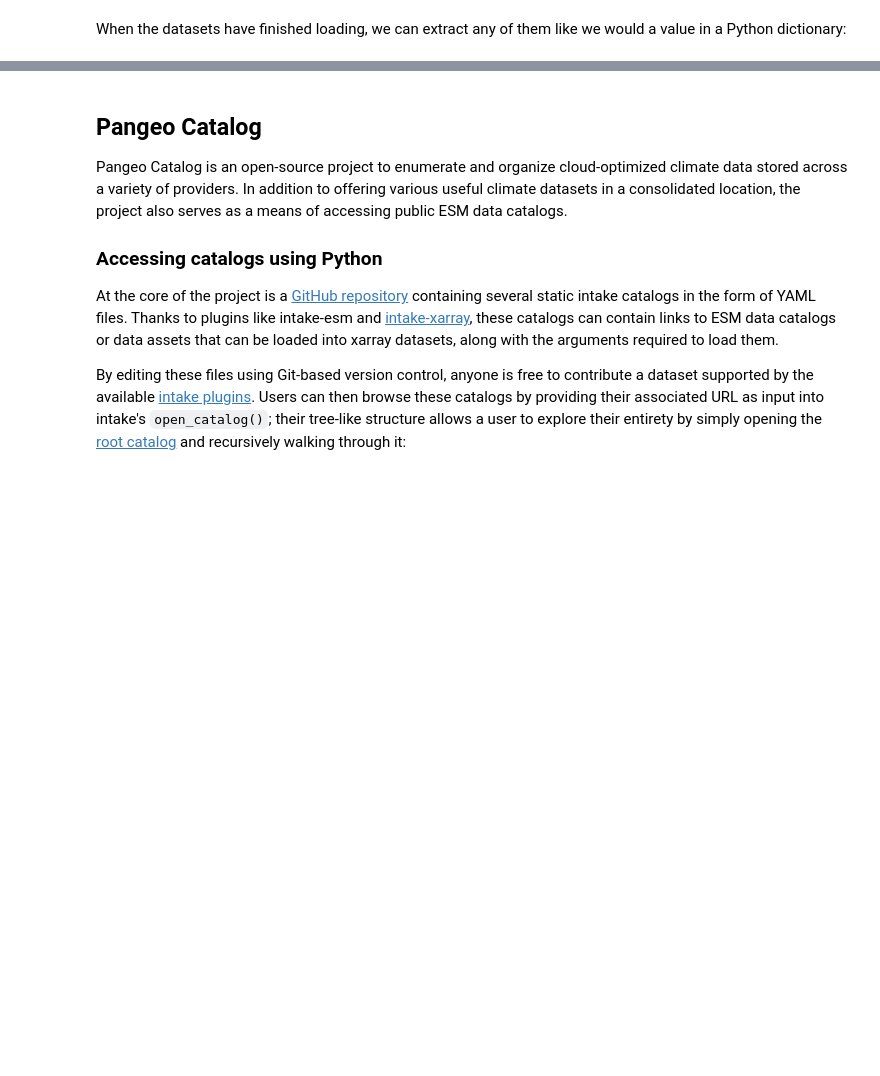
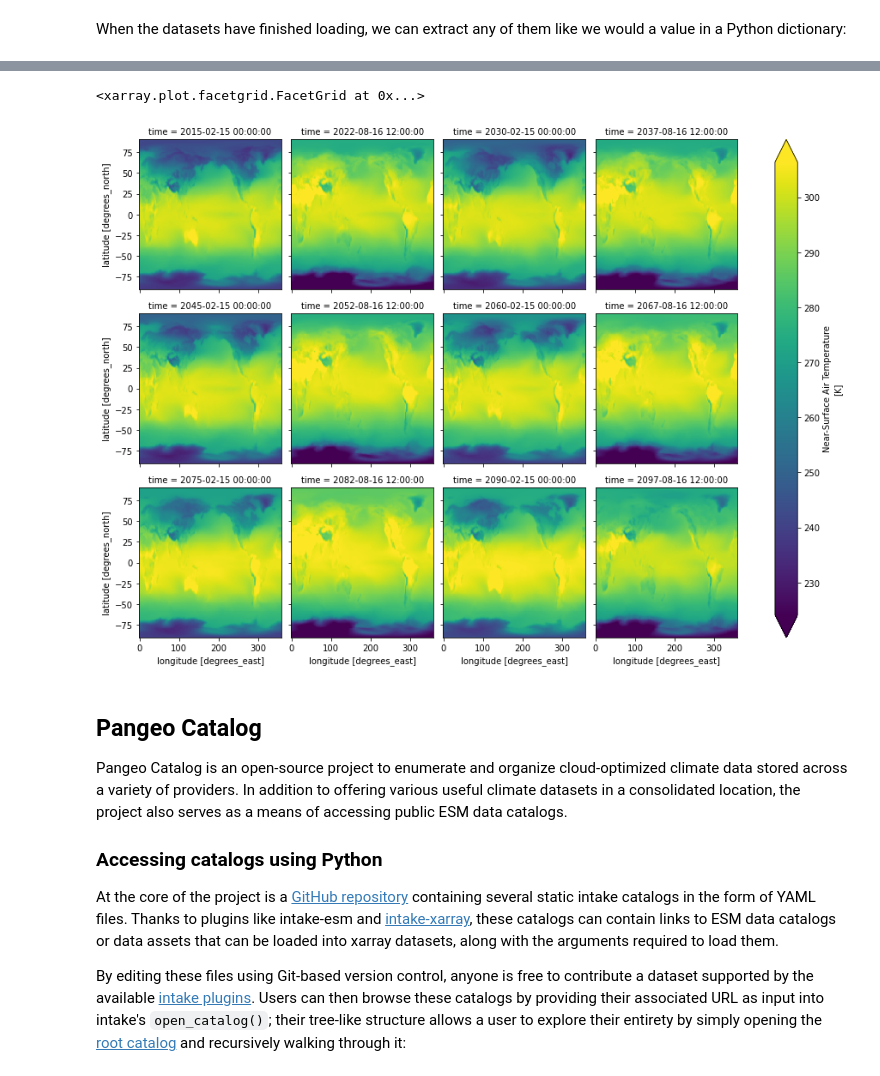
Before and after one commit to andersy005/intake-pangeo-catalog-EarthCube-2020, a Jupyter notebook: intake-pangeo-catalog.ipynb, the cells around one changed output, grey strips where cells are left out. Cells and saved outputs as stored; diff of their text form; code cells hidden in the pictures; blank space fills up the shorter version.

```diff
--- a/intake-pangeo-catalog.ipynb
+++ b/intake-pangeo-catalog.ipynb
@@ -174,5 +190,5 @@ For example, Zarr-based assets can be loaded with the option `consolidated=True`
 # %%
-dsets = col_subset.to_dataset_dict(zarr_kwargs={'consolidated': True})
+dsets = col_subset.to_dataset_dict(zarr_kwargs={'consolidated': True}, storage_options={'token': 'anon'})
 
 # list all merged datasets
 [key for key in dsets.keys()]
@@ -200,7 +222,8 @@ dsets = col_subset.to_dataset_dict(zarr_kwargs={'consolidated': True})
 # %% [markdown]
 When the datasets have finished loading, we can extract any of them like we would a value in a Python dictionary:
 # %%
-dsets['ScenarioMIP.THU.CIESM.ssp585.Amon.gr']
+ds = dsets['ScenarioMIP.THU.CIESM.ssp585.Amon.gr']
+ds
 # %% [output]
 xarray.Dataset
 Dimensions:
@@ -275,6 +283,13 @@ intake_esm_varname :
 tas
 intake_esm_dataset_key :
 ScenarioMIP.THU.CIESM.ssp585.Amon.gr
+# %%
+# Let’s create a quick plot for a slice of the data:
+ds.tas.isel(time=range(1, 1000, 90))\
+      .plot(col="time", col_wrap=4, robust=True)
+# %% [output]
+<xarray.plot.facetgrid.FacetGrid at 0x...>
+[figure, added]
 # %% [markdown]
 ## Pangeo Catalog
 
```
Also changed, not shown: parts of 6 cells of this notebook, 1 other file.
